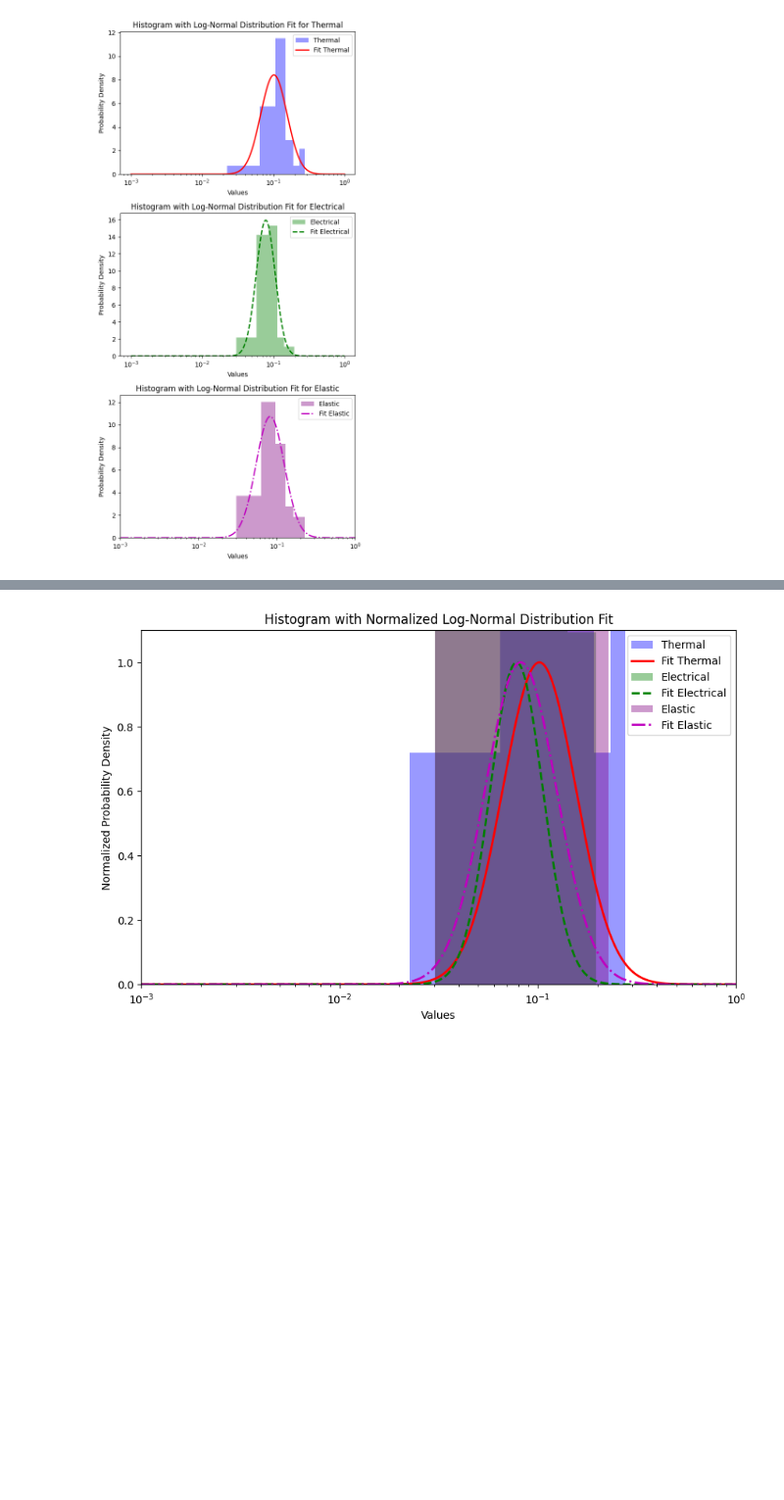
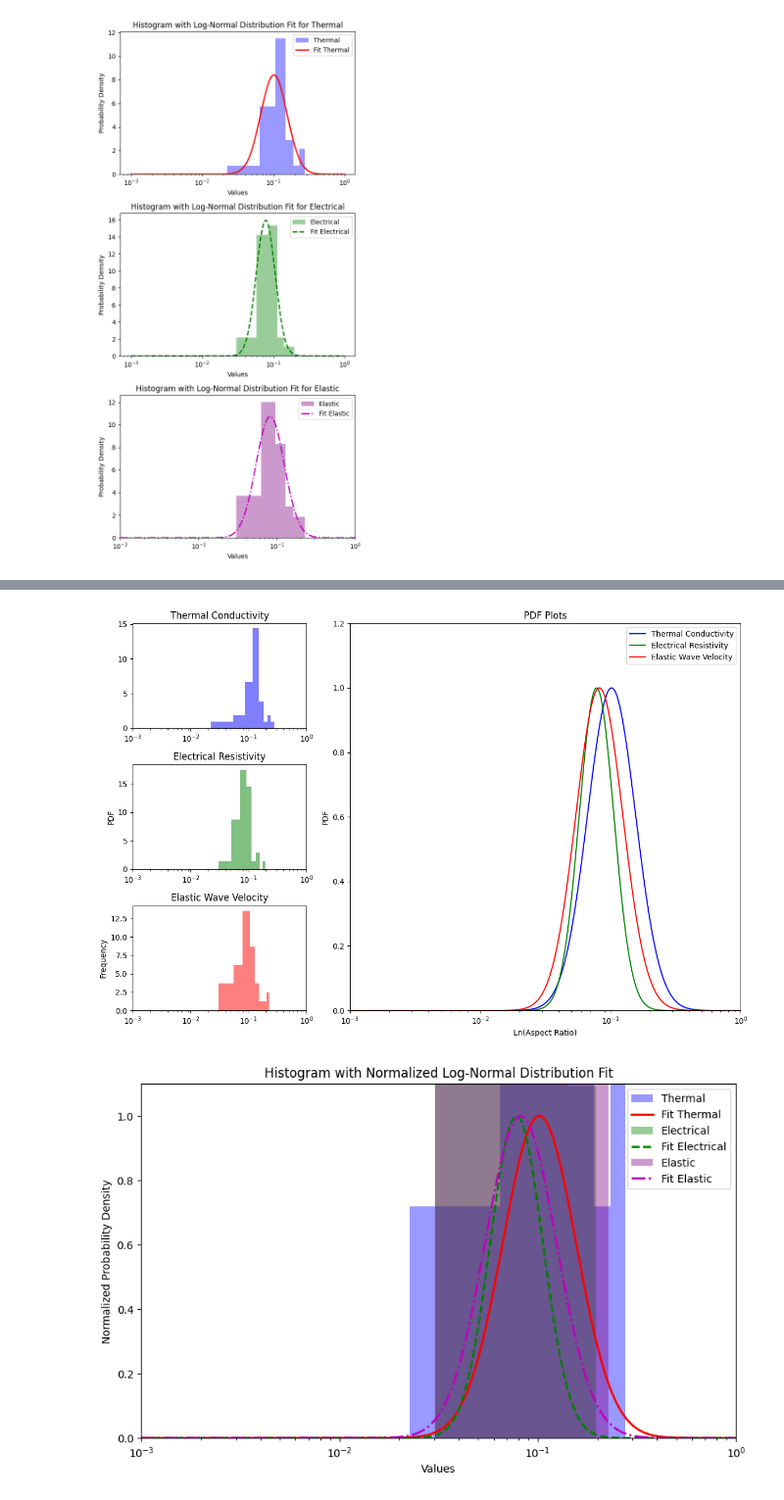
Before and after one commit to MariiaKalinina/Elasticity, a Jupyter notebook: PDF_paper_3.ipynb, the cells around one changed output, grey strips where cells are left out. Shown at 98% size. Saved outputs shown, nothing was run; the diff lists cells and outputs as text; code cells hidden in the pictures; blank space fills up the shorter version.

```diff
--- a/PDF_paper_3.ipynb
+++ b/PDF_paper_3.ipynb
@@ -389,3 +397,75 @@ plt.show()
+# %%
+import matplotlib.pyplot as plt
+import numpy as np
+from matplotlib.gridspec import GridSpec
+from scipy.stats import lognorm
+
+# Sample data generation and fitting (replace with your actual data)
+data1 = df_ues['AR thermal'].dropna()  # Ensure data is clean by dropping NaNs
+data2 = df_ues['AR electrical'].dropna()  # Ensure data is clean by dropping NaNs
+data3 = df_ues['AR elastic'].dropna()  # Ensure data is clean by dropping NaNs
+
+# Fit data to log-normal distributions
+sigma1, loc1, scale1 = lognorm.fit(data1, floc=0)
+sigma2, loc2, scale2 = lognorm.fit(data2, floc=0)
+sigma3, loc3, scale3 = lognorm.fit(data3, floc=0)
+
+# PDF x-values
+x = np.logspace(-3, 0, 500)
+
+# Create a figure with GridSpec
+fig = plt.figure(figsize=(12, 8))
+gs = GridSpec(3, 3, figure=fig)
+
+bins_amount = 8
+
+# Create histograms in the first column with filled colors
+ax0 = fig.add_subplot(gs[0, 0])
+ax0.hist(data1, bins=bins_amount, color='blue', alpha=0.5, density=True)  # Filled histogram
+ax0.set_title("Thermal Conductivity")
+ax0.set_xscale('log')
+plt.xlim(10**-3, 10**0)
+
+ax1 = fig.add_subplot(gs[1, 0])
+ax1.hist(data2, bins=bins_amount, color='green', alpha=0.5, density=True)  # Filled histogram
+ax1.set_title("Electrical Resistivity")
+ax1.set_xscale('log')
+ax1.set_ylabel("PDF")
+plt.xlim(10**-3, 10**0)
+
+ax2 = fig.add_subplot(gs[2, 0])
+ax2.hist(data3, bins=bins_amount, color='red', alpha=0.5, density=True)  # Filled histogram
+ax2.set_title("Elastic Wave Velocity")
+ax2.set_ylabel('Frequency')
+ax2.set_xscale('log')
+plt.xlim(10**-3, 10**0)
+
+# Normalize PDFs to have a maximum of 1
+p1 = lognorm.pdf(x, sigma1, loc1, scale1)
+p2 = lognorm.pdf(x, sigma2, loc2, scale2)
+p3 = lognorm.pdf(x, sigma3, loc3, scale3)
+
+p1 /= p1.max()
+p2 /= p2.max()
+p3 /= p3.max()
+
+# Create one large plot for PDFs in the right part
+ax3 = fig.add_subplot(gs[:, 1:])
+ax3.plot(x, p1, 'b-', label='Thermal Conductivity')
+ax3.plot(x, p2, 'g-', label='Electrical Resistivity')
+ax3.plot(x, p3, 'r-', label='Elastic Wave Velocity')
+ax3.set_title("PDF Plots")
+ax3.set_ylabel("PDF")
+ax3.set_xlabel("Ln(Aspect Ratio)")
+ax3.set_xscale('log')
+ax3.legend()
+plt.xlim(10**-3, 10**0)
+plt.ylim(0, 1.2)
+
+plt.tight_layout()
+plt.show()
+# %% [output]
+[figure, added]
 # %%
 import numpy as np
 import matplotlib.pyplot as plt
```
Also changed, not shown: parts of 4 cells of this notebook.
